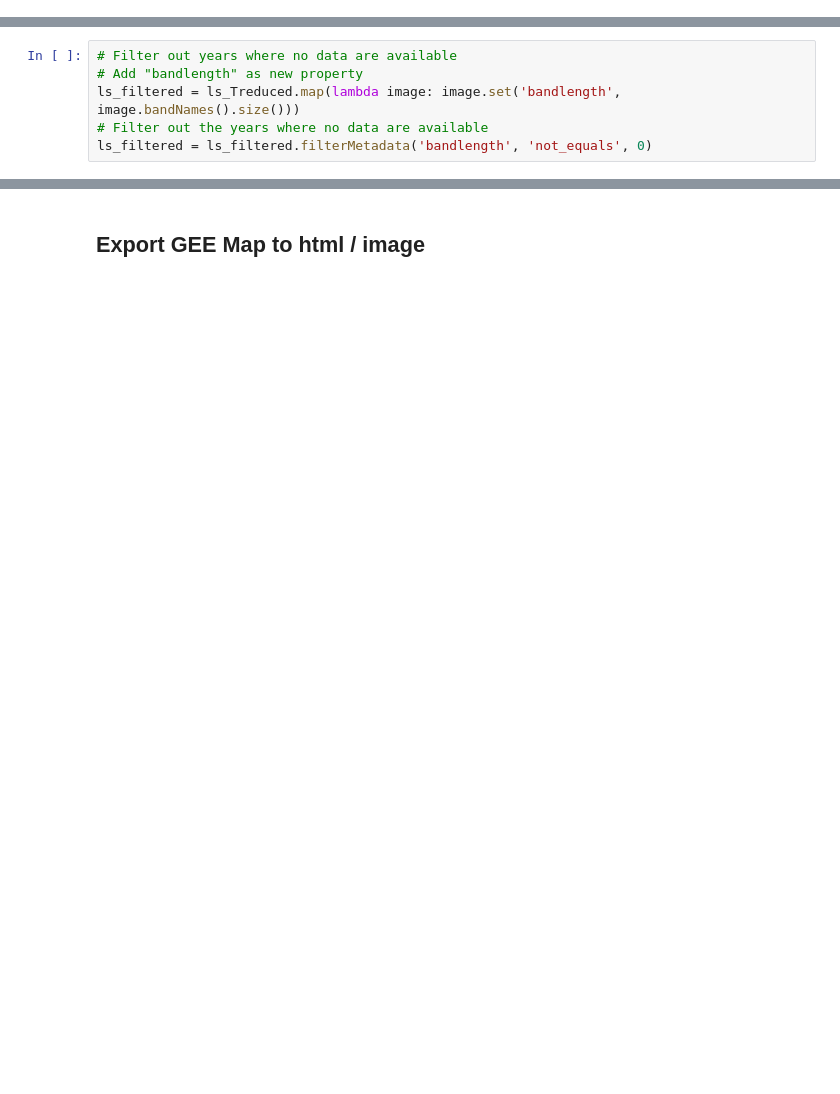
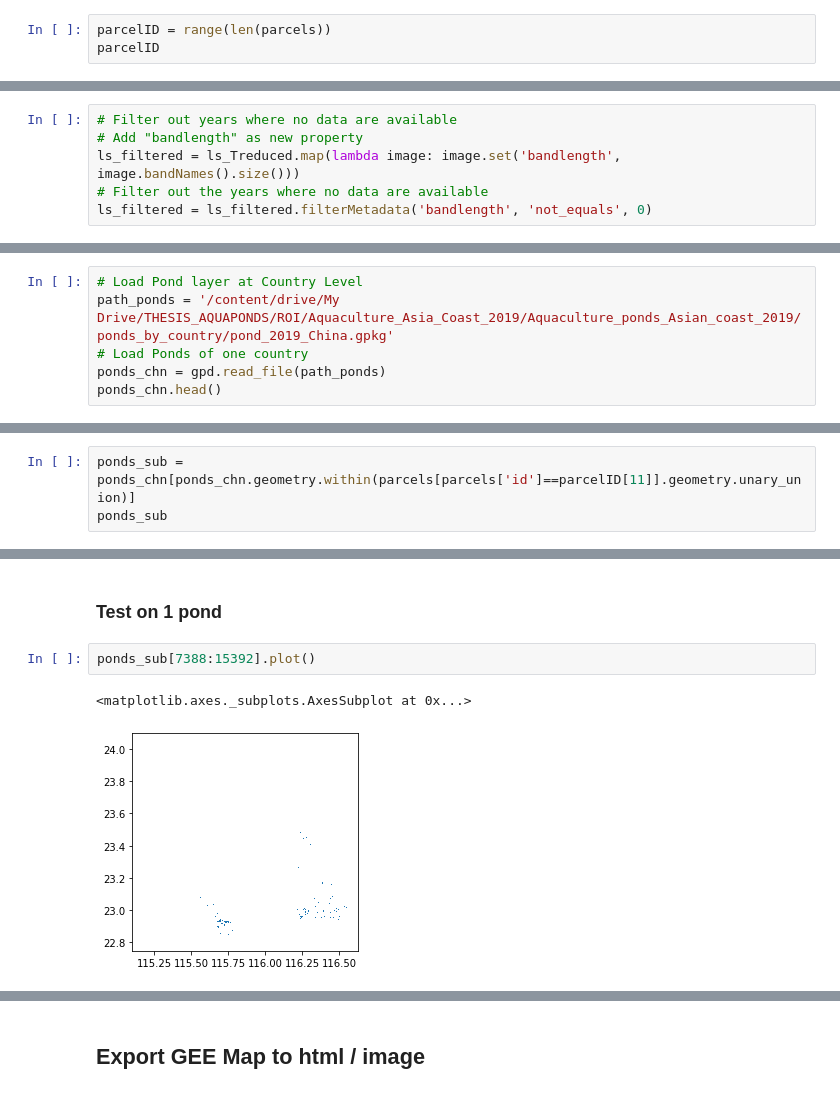
Before and after one commit to Shirobakaidou/Aquaponds, a Jupyter notebook: 04_export_waterMask+dataCoverage.ipynb, the cells around one changed output, grey strips where cells are left out. Drawn from its saved outputs; the diff is of its cells as text; blank space fills up the shorter version.

```diff
--- a/04_export_waterMask+dataCoverage.ipynb
+++ b/04_export_waterMask+dataCoverage.ipynb
@@ -175,0 +169,3 @@ parcels = gpd.read_file(path_parcels)
+# %%
+parcelID = range(len(parcels))
+parcelID
@@ -431,0 +493,6 @@ Successfully installed geetools-0.6.14
+# %%
+# Load Pond layer at Country Level
+path_ponds = '/content/drive/My Drive/THESIS_AQUAPONDS/ROI/Aquaculture_Asia_Coast_2019/Aquaculture_ponds_Asian_coast_2019/ponds_by_country/pond_2019_China.gpkg'
+# Load Ponds of one country
+ponds_chn = gpd.read_file(path_ponds)
+ponds_chn.head()
@@ -431,0 +508,3 @@ Successfully installed geetools-0.6.14
+# %%
+ponds_sub = ponds_chn[ponds_chn.geometry.within(parcels[parcels['id']==parcelID[11]].geometry.unary_union)]
+ponds_sub
@@ -431,0 +525,7 @@ Successfully installed geetools-0.6.14
+# %% [markdown]
+### Test on 1 pond
+# %%
+ponds_sub[7388:15392].plot()
+# %% [output]
+<matplotlib.axes._subplots.AxesSubplot at 0x...>
+[figure, added]
```
Also changed, not shown: parts of 39 cells of this notebook.
